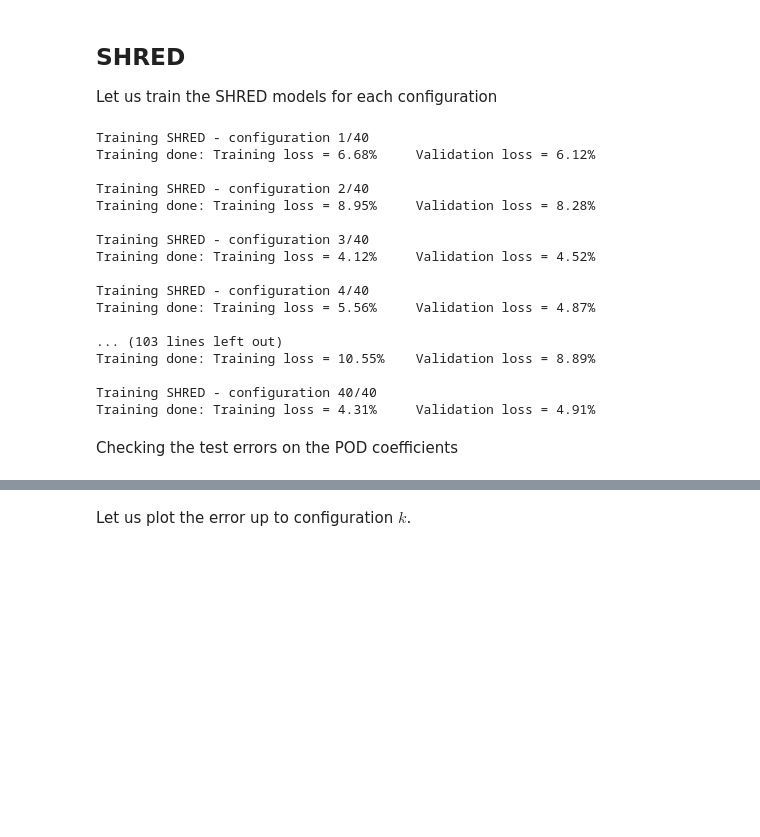
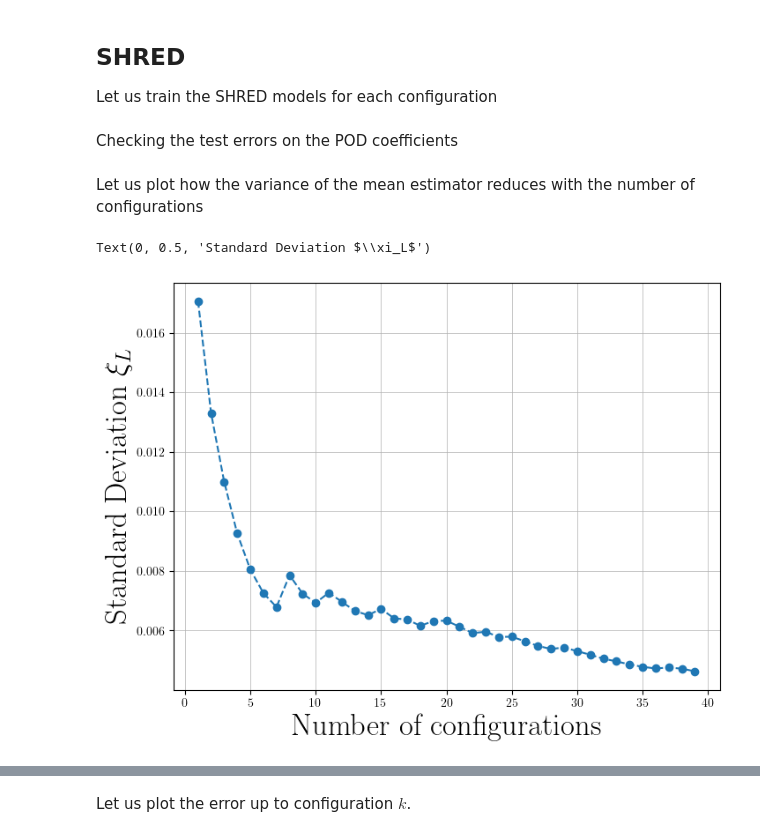
Before and after one commit to ERMETE-Lab/NuSHRED, a Jupyter notebook: Code/P2/03_sensitivity_ensemblesize.ipynb, the cells around one changed output, grey strips where cells are left out. Drawn from its saved outputs; the diff is of its cells as text; code cells hidden in the pictures; blank space fills up the shorter version.

Commit message:
Update shred ensemble comparison

```diff
--- a/Code/P2/03_sensitivity_ensemblesize.ipynb
+++ b/Code/P2/03_sensitivity_ensemblesize.ipynb
@@ -258,7 +258,7 @@ import os
 path_shred = './SHRED/EnsembleSensitivity/'
 os.makedirs(path_shred, exist_ok=True)
 
-train_net = True
+train_net = False
 
 shred = list()
 for kk in range(n_configurations):
@@ -277,24 +277,6 @@ for kk in range(n_configurations):
     else:
         shred[kk].load_state_dict(torch.load(path_shred+'trained_config'+str(kk)+'_measuring_'+str(num_sensors)+'sens_'+var_names[measured_field]+'.shred',
                                              map_location=device))
-# %% [output]
-Training SHRED - configuration 1/40
-Training done: Training loss = 6.68%     Validation loss = 6.12%
-
-Training SHRED - configuration 2/40
-Training done: Training loss = 8.95%     Validation loss = 8.28%
-
-Training SHRED - configuration 3/40
-Training done: Training loss = 4.12%     Validation loss = 4.52%
-
-Training SHRED - configuration 4/40
-Training done: Training loss = 5.56%     Validation loss = 4.87%
-
-... (103 lines left out)
-Training done: Training loss = 10.55%    Validation loss = 8.89%
-
-Training SHRED - configuration 40/40
-Training done: Training loss = 4.31%     Validation loss = 4.91%
 # %% [markdown]
 Checking the test errors on the POD coefficients
 # %%
@@ -310,0 +303,22 @@ Ytest_POD_pred = {
+# %% [markdown]
+Let us plot how the variance of the mean estimator reduces with the number of configurations
+# %%
+from matplotlib import rcParams
+rcParams.update({
+  "text.usetex": True,
+  "font.family": "serif"
+})
+
+rcParams['text.latex.preamble'] = r'\usepackage{amssymb} \usepackage{amsmath} \usepackage{amsthm} \usepackage{mathtools}'
+
+fig, axs = plt.subplots(nrows=1, ncols=1, figsize=(8, 6))
+axs.plot(np.arange(1, len(Ytest_POD_pred['std'])+1,1), [Ytest_POD_pred['std'][ll].mean().cpu().detach().numpy() for ll in range(len(Ytest_POD_pred['std']))], 'o--')
+
+axs.grid(which='minor', linestyle=':', linewidth=0.5)
+axs.grid(which='major', linestyle='-', linewidth=0.5)
+
+axs.set_xlabel('Number of configurations', fontsize=25)
+axs.set_ylabel(r'Standard Deviation $\xi_L$', fontsize=25)
+# %% [output]
+Text(0, 0.5, 'Standard Deviation $\\xi_L$')
+[figure, added]
```
Also changed, not shown: parts of 5 cells of this notebook.
